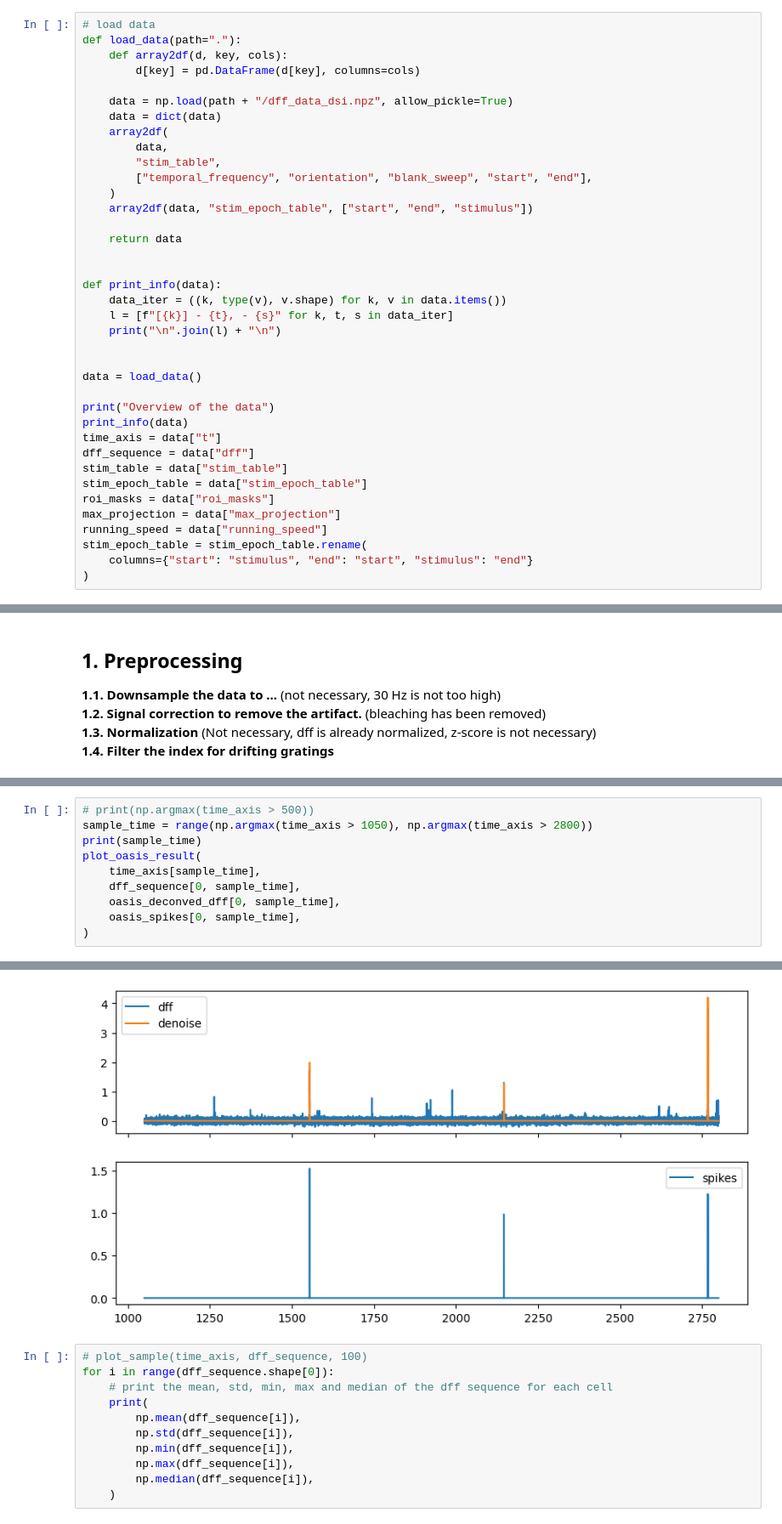
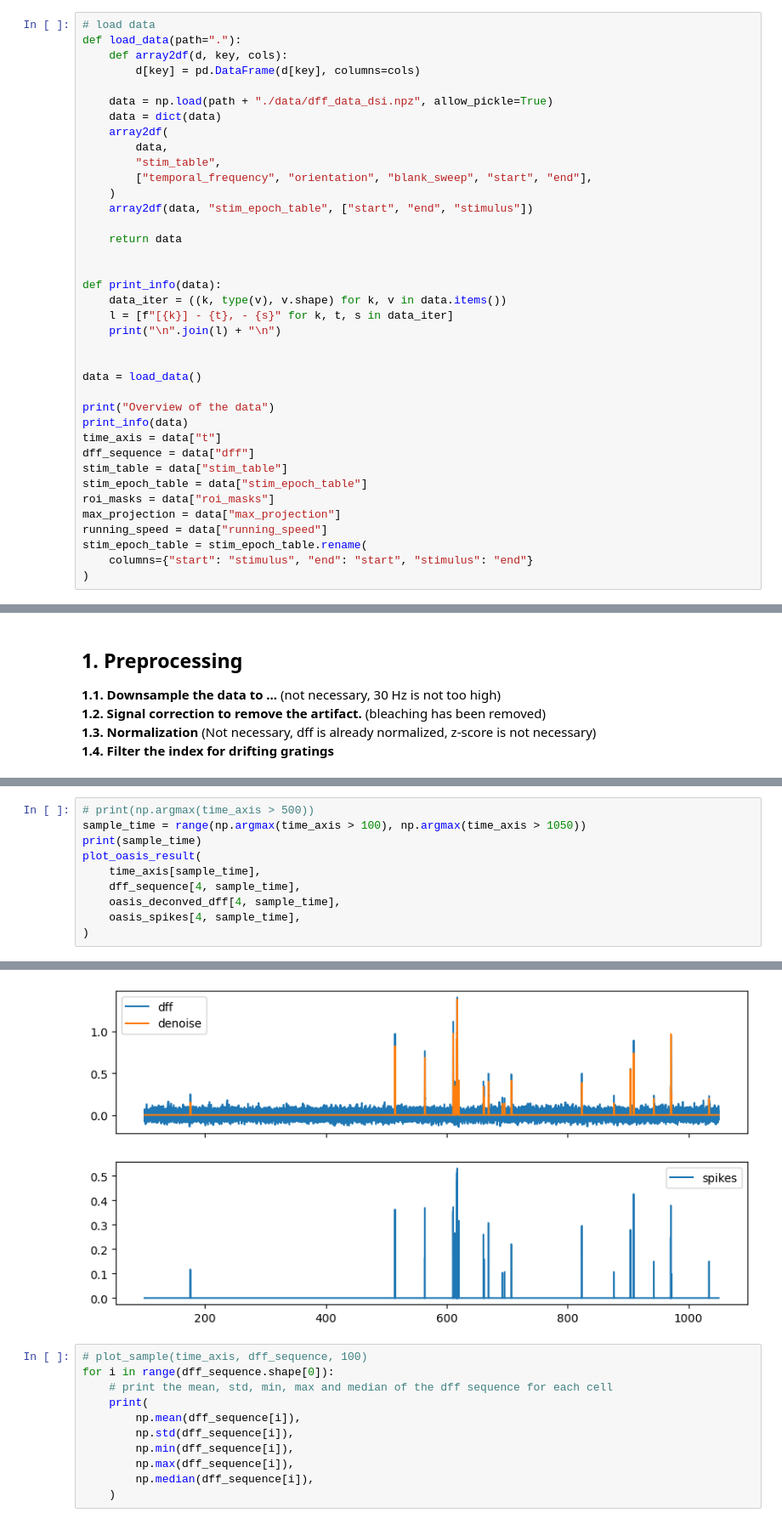
Before and after one commit to YIBoX-memorial/NDS, a Jupyter notebook: practical01.ipynb, the cells around one changed output, grey strips where cells are left out. Shown: that part at 85% size. Drawn from its saved outputs; the diff is of its cells as text.

```diff
--- a/practical01.ipynb
+++ b/practical01.ipynb
@@ -46,7 +46,7 @@ def load_data(path="."):
     def array2df(d, key, cols):
         d[key] = pd.DataFrame(d[key], columns=cols)
 
-    data = np.load(path + "/dff_data_dsi.npz", allow_pickle=True)
+    data = np.load(path + "./data/dff_data_dsi.npz", allow_pickle=True)
     data = dict(data)
     array2df(
         data,
@@ -261,12 +266,12 @@ pickle.dump(
 # a = pickle.load(open("./data/oasis_smin_0_5.pkl", "rb"))
 # %%
 # print(np.argmax(time_axis > 500))
-sample_time = range(np.argmax(time_axis > 1050), np.argmax(time_axis > 2800))
+sample_time = range(np.argmax(time_axis > 100), np.argmax(time_axis > 1050))
 print(sample_time)
 plot_oasis_result(
     time_axis[sample_time],
-    dff_sequence[0, sample_time],
-    oasis_deconved_dff[0, sample_time],
-    oasis_spikes[0, sample_time],
+    dff_sequence[4, sample_time],
+    oasis_deconved_dff[4, sample_time],
+    oasis_spikes[4, sample_time],
 )
 # %% [output]
@@ -274,4 +279,4 @@ range(31284, 83908)
-[figure, old version]
+[figure, new version]
 # %%
 # plot_sample(time_axis, dff_sequence, 100)
 for i in range(dff_sequence.shape[0]):
```
Also changed, not shown: parts of 9 cells of this notebook.
